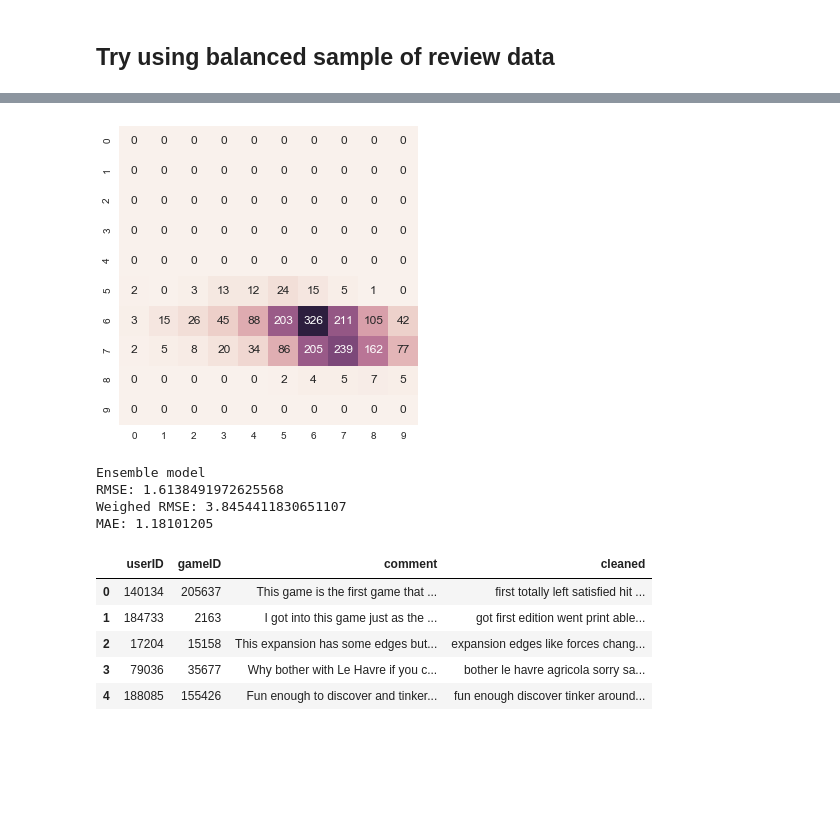
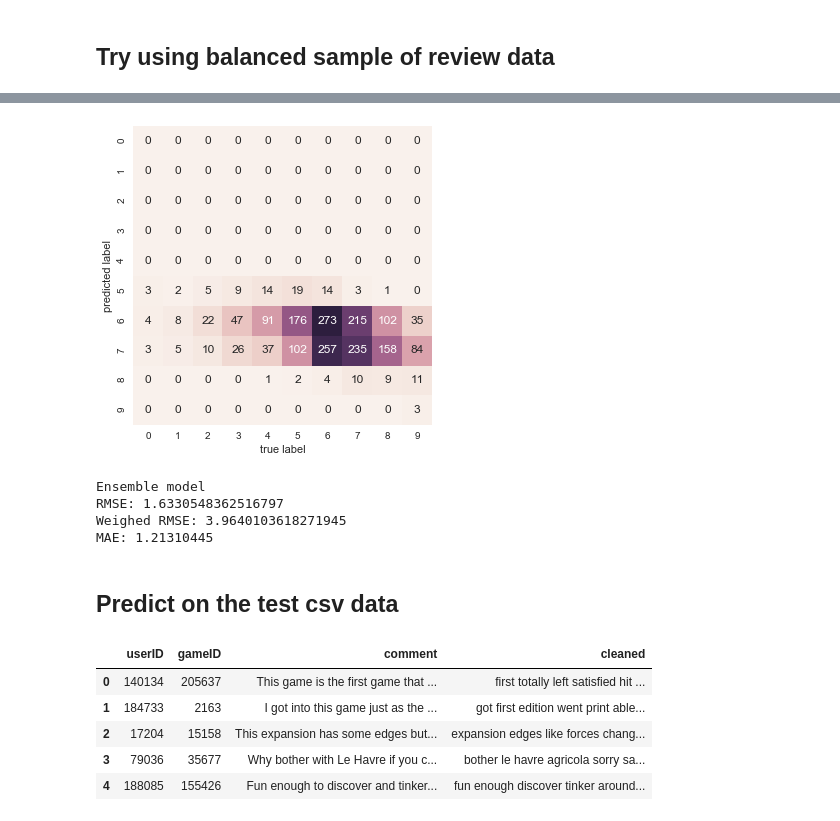
Before and after one commit to jushih/Sentiment-Analysis, a Jupyter notebook: predictive_modeling.ipynb, the cells around one changed output, grey strips where cells are left out. Drawn from its saved outputs; the diff is of its cells as text; code cells hidden in the pictures; blank space fills up the shorter version.

```diff
--- a/predictive_modeling.ipynb
+++ b/predictive_modeling.ipynb
@@ -7,16 +7,17 @@ import matplotlib.pyplot as plt
 import seaborn as sns
 from collections import Counter
 from nltk.corpus import stopwords
-from sklearn.feature_extraction.text import TfidfVectorizer, CountVectorizer
+from sklearn.feature_extraction.text import TfidfVectorizer, CountVectorizer, TfidfTransformer
 from sklearn.svm import LinearSVC
 from sklearn import svm, linear_model
 from sklearn.naive_bayes import MultinomialNB
-from sklearn.pipeline import make_pipeline
+from sklearn.pipeline import Pipeline
 from sklearn.metrics import r2_score, mean_squared_error, mean_absolute_error
 from math import sqrt
 from sklearn.metrics import confusion_matrix
 from sklearn.model_selection import train_test_split, cross_val_score, cross_val_predict
 from sklearn.ensemble import VotingClassifier
+
 
 #function for calculating both regular rmse and weighted rmse
 #weighted rmse penalizes model for being unable to predict values on either end of extreme (perfect or low ratings)
@@ -57,7 +58,8 @@ def clean_text(corpus):
 
     # stopword list to use
     stopwords_list = stopwords.words('english')
-    stopwords_list.extend(('game','play','played','players','player','people','really','board','games','one'))
+    stopwords_list.extend(('game','play','played','players','player','people','really','board','games','one','plays','cards','would'))
+
 
     stopwords_list[-10:]
 
@@ -267,24 +302,28 @@ MAE: 1.40104585
 # %%
 #create ensemble model using VotingClassifier
 
 X_train, X_test, y_train, y_test = train_test_split(corpus.cleaned, corpus.rating, test_size=0.20)
 
 Ensemble = VotingClassifier(estimators=[('nb',model_nb3 ), ('sampled_nb', model_balanced)],
                         voting='soft',
-                        weights=[1, 1])
+                        weights=[3, 1])
 
 Ensemble.fit(X_train,y_train)
 
 
 labels = Ensemble.predict(X_test)
 mat = confusion_matrix(y_test.astype(int), labels)
 ax = sns.heatmap(mat.T, square=True, annot=True, fmt='d', cbar=False )
+plt.xlabel('true label')
+plt.ylabel('predicted label');
 plt.show()
 assess_model("Ensemble model", y_test,labels)
 # %% [output]
-[figure, old version]
+[figure, new version]
 Ensemble model
-RMSE: 1.6138491972625568
-Weighed RMSE: 3.8454411830651107
-MAE: 1.18101205
+RMSE: 1.6330548362516797
+Weighed RMSE: 3.9640103618271945
+MAE: 1.21310445
+# %% [markdown]
+## Predict on the test csv data
 # %%
```
Also changed, not shown: parts of 10 cells of this notebook, 9 other files.
